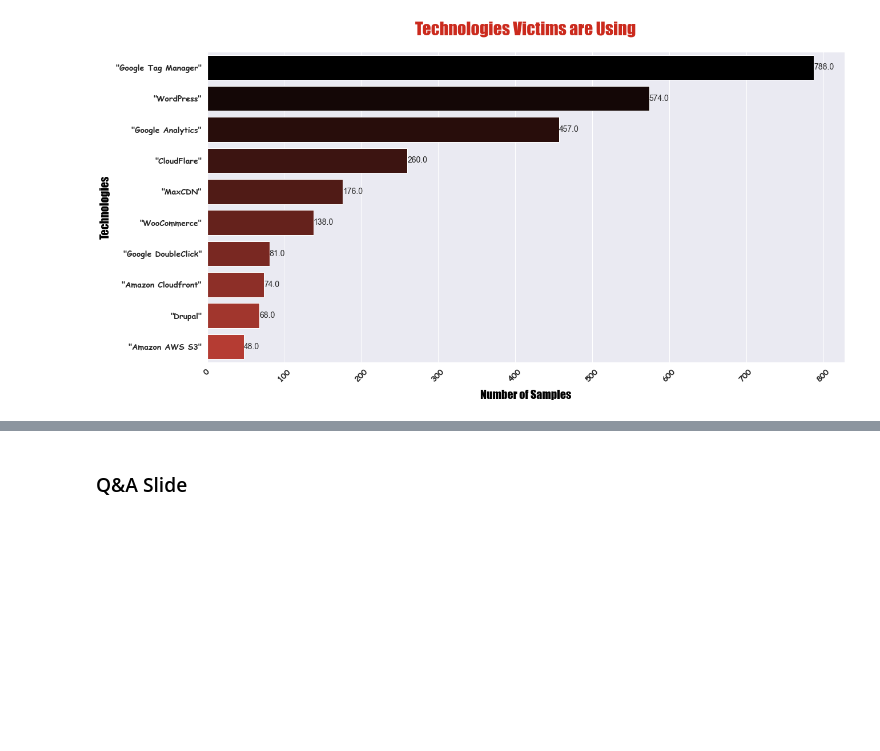
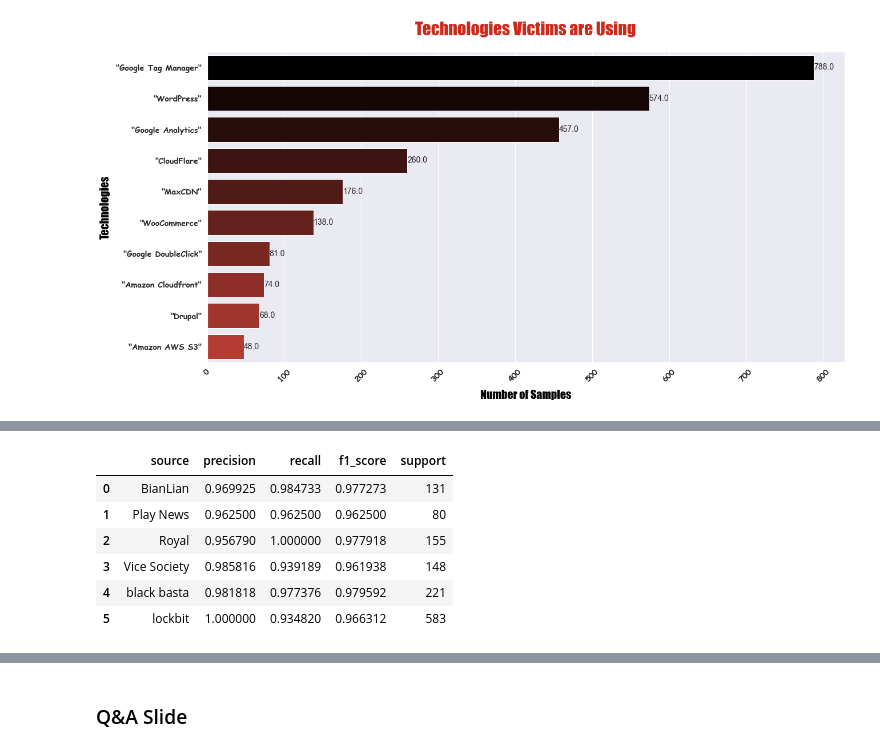
Before and after one commit to DoniaEsawi/Ransomware-Revealed, a Jupyter notebook: jupyter2slides/static/presentation_template.ipynb, the cells around one changed output, grey strips where cells are left out. Saved outputs shown, nothing was run; the diff lists cells and outputs as text; code cells hidden in the pictures; blank space fills up the shorter version.

```diff
--- a/jupyter2slides/static/presentation_template.ipynb
+++ b/jupyter2slides/static/presentation_template.ipynb
@@ -454,0 +422,78 @@ If you want to embed images, this is how you do it:
+# %%
+# use logistic regression to predict if the company will be attacked or not
+from sklearn.linear_model import LogisticRegression
+from sklearn.model_selection import train_test_split
+from sklearn.metrics import accuracy_score, confusion_matrix, classification_report
+from sklearn.metrics import precision_recall_fscore_support
+from sklearn.metrics import accuracy_score
+from sklearn.metrics import confusion_matrix
+from sklearn.metrics import roc_auc_score
+# suppress warnings
+import warnings
+warnings.filterwarnings('ignore')
+sources = ['BianLian', 'Play News', 'Royal', 'Vice Society', 'black basta', 'lockbit']
+scores_df = pd.DataFrame(columns=["source", "precision", "recall", "f1_score", "support"])
+weights_df = pd.DataFrame(columns=X_train.columns)
+
+classification_reports = []
+for i in range (0, 6):
+    df_attacked_fill_missings = df_attacked_cleaned.copy()
+    df_unattacked_fill_missings = df_unattacked_cleaned.copy()
+    # compine the attacked and unattacked data
+    df_attacked_fill_missings['attacked'] = 1
+    df_unattacked_fill_missings['attacked'] = 0
+    # split the rows with source =  1 into new dataframe
+    df_attacked_play_news_test = df_attacked_fill_missings[df_attacked_fill_missings['source'] == i]
+    # randomly split the unaffected companies into train and test
+    df_unattacked_train, df_unattacked_test = train_test_split(df_unattacked_fill_missings, test_size=0.2, random_state=42)
+    # concatenate the two dataframes
+    df_attacked_unattacked_test = pd.concat([df_attacked_play_news_test, df_unattacked_test], ignore_index=True)
+    # drop rows with source = 1 from the original dataframe
+    df_attacked_fill_missings_train = df_attacked_fill_missings[df_attacked_fill_missings['source'] != i]
+    # concatenate the two dataframes
+    df_attacked_unattacked_train = pd.concat([df_attacked_fill_missings_train, df_unattacked_train], ignore_index=True)
+    y_train = df_attacked_unattacked_train['attacked']
+    y_test = df_attacked_unattacked_test['attacked']
+    X_train = df_attacked_unattacked_train.drop(['attacked', 'source'], axis=1)
+    X_test = df_attacked_unattacked_test.drop(['attacked', 'source'], axis=1)
+    # fit the logistic regression model
+    logistic_regression = LogisticRegression()
+    logistic_regression.fit(X_train, y_train)
+    # get the weights of the features
+    weights = logistic_regression.coef_
+    # get the intercept
+    intercept = logistic_regression.intercept_
+    # append the weights to the dataframe
+    weights_df.loc[i] = weights[0]
+
+    # predict the test data
+    y_pred = logistic_regression.predict(X_test)
+    classification_reports.append(classification_report(y_test, y_pred, output_dict=True))
+
+# separate each metric in the classification report into a column in the dataframe
+precision = []
+recall = []
+f1_score = []
+support = []
+for i in range(0, 6):
+    precision.append(classification_reports[i]['1']['precision'])
+    recall.append(classification_reports[i]['1']['recall'])
+    f1_score.append(classification_reports[i]['1']['f1-score'])
+    support.append(classification_reports[i]['1']['support'])
+# add the columns to the dataframe
+scores_df['precision'] = precision
+scores_df['recall'] = recall
+scores_df['f1_score'] = f1_score
+scores_df['support'] = support
+# # add the index to the dataframe
+scores_df['source'] = sources
+
+scores_df
+# %% [output]
+|  | source | precision | recall | f1_score | support |
+| 0 | BianLian | 0.969925 | 0.984733 | 0.977273 | 131 |
+| 1 | Play News | 0.962500 | 0.962500 | 0.962500 | 80 |
+| 2 | Royal | 0.956790 | 1.000000 | 0.977918 | 155 |
+| 3 | Vice Society | 0.985816 | 0.939189 | 0.961938 | 148 |
+| 4 | black basta | 0.981818 | 0.977376 | 0.979592 | 221 |
+| 5 | lockbit | 1.000000 | 0.934820 | 0.966312 | 583 |
```
Also changed, not shown: parts of 52 cells of this notebook, 41 other files.
